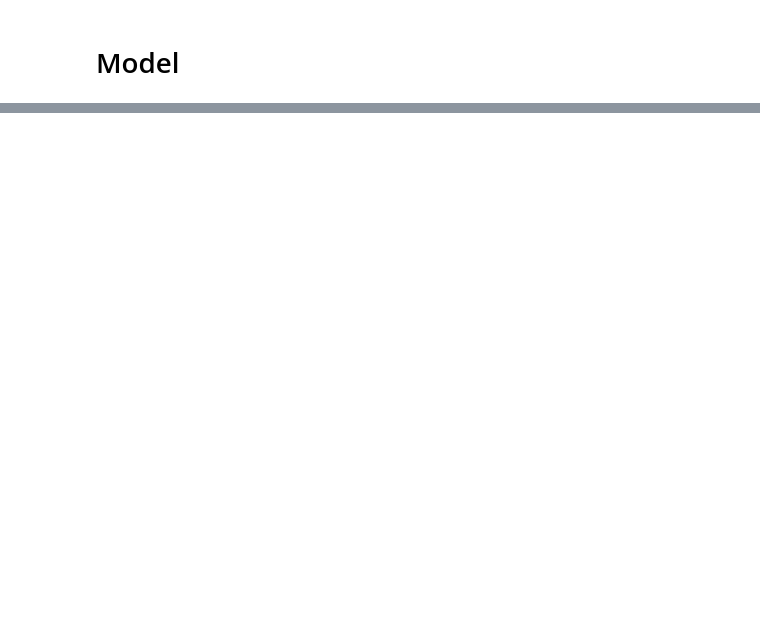
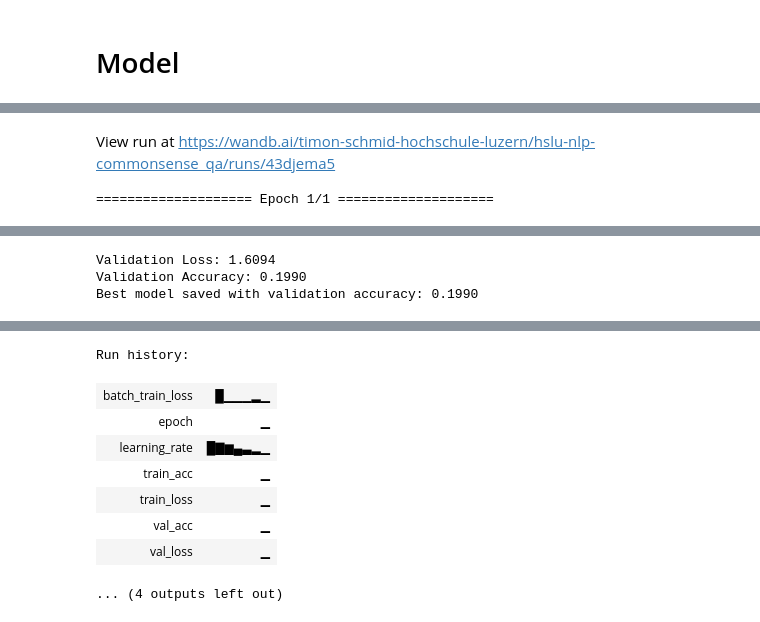
Before and after one commit to xXTime-OnXx/hslu-fs25, a Jupyter notebook: nlp/project_2/commonsense-qa_transformers.ipynb, the cells around one changed output, grey strips where cells are left out. Drawn from its saved outputs; the diff is of its cells as text; code cells hidden in the pictures; blank space fills up the shorter version.

```diff
--- a/nlp/project_2/commonsense-qa_transformers.ipynb
+++ b/nlp/project_2/commonsense-qa_transformers.ipynb
@@ -327,25 +721,45 @@ def train_model(model, train_dataloader, val_dataloader, val_data, model_name,
-# %%
-# Create datasets
-train_data = OptimizedCommonsenseQADataset(train_dataset, tokenizer)
-val_data = OptimizedCommonsenseQADataset(validation_dataset, tokenizer)
-
-# Create dataloaders
-batch_size = 32
-train_dataloader = DataLoader(
-    train_data,
-    batch_size=batch_size,
-    shuffle=True,
-    num_workers=8,
-    pin_memory=True # may not affect mps performance but still useful for cuda
-)
-val_dataloader = DataLoader(
-    val_data,
-    batch_size=batch_size,
-    num_workers=8,
-    pin_memory=True # may not affect mps performance but still useful for cuda
-)
 # %%
-print("\nTraining randomly initialized RoBERTa")
-random_stats = train_model(random_transformer, train_dataloader, val_dataloader, val_data, "random_RoBERTa")
+if RUN_RANDOM_TRANSFORMER and RUN_SWEEP:
+    sweep_id = run_sweep('random', count=10)
+    print(f"Sweep completed with ID: {sweep_id}")
 
-print(f"Random RoBERTa best accuracy: {max([stat['valid_accuracy'] for stat in random_stats]):.4f}")
+elif RUN_RANDOM_TRANSFORMER:
+    print("\nTraining randomly initialized RoBERTa")
+
+    config = {
+        "learning_rate": 1.4967149796624927e-05,
+        "weight_decay": 0.06230326939299683,
+        "warmup_ratio": 0.010149187295113313,
+        "num_epochs": 1,
+        "gradient_accumulation_steps": 4
+    }
+
+    model_name = 'random_RoBERTa'
+    run_name = f'{model_name}_{time.strftime("%Y%m%d-%H%M%S")}'
+
+    wandb.init(project="hslu-nlp-commonsense_qa", name=run_name, config=config)
+
+    train_data, train_dataloader, val_data, val_dataloader = create_transformer_dataloaders(train_dataset, validation_dataset, transformer_tokenizer)
+
+    random_transformer = create_random_transformer()
+
+    train_transformer(
+        model=random_transformer,
+        train_dataloader=train_dataloader,
+        val_dataloader=val_dataloader,
+        val_data=val_data,
+        config=config,
+        model_name=model_name,
+        early_stopping_patience=3
+    )
+
+    wandb.finish()
+
+    # clear GPU memory after run
+    del random_transformer, train_dataloader, val_dataloader, train_data, val_data
+
+gc.collect()
+
+torch.cuda.empty_cache()
+torch.cuda.ipc_collect()
+# %% [output]
@@ -351,0 +771,2 @@ print(f"Random RoBERTa best accuracy: {max([stat['valid_accuracy'] for stat in r
+View run at https://wandb.ai/timon-schmid-hochschule-luzern/hslu-nlp-commonsense_qa/runs/43djema5
+==================== Epoch 1/1 ====================
@@ -351,0 +775,3 @@ print(f"Random RoBERTa best accuracy: {max([stat['valid_accuracy'] for stat in r
+Validation Loss: 1.6094
+Validation Accuracy: 0.1990
+Best model saved with validation accuracy: 0.1990
@@ -351,0 +779,9 @@ print(f"Random RoBERTa best accuracy: {max([stat['valid_accuracy'] for stat in r
+Run history:
+| batch_train_loss | █▁▁▁▂▁ |
+| epoch | ▁ |
+| learning_rate | █▇▆▄▃▂▁ |
+| train_acc | ▁ |
+| train_loss | ▁ |
+| val_acc | ▁ |
+| val_loss | ▁ |
+... (4 outputs left out)
```
Also changed, not shown: parts of 81 cells of this notebook.
